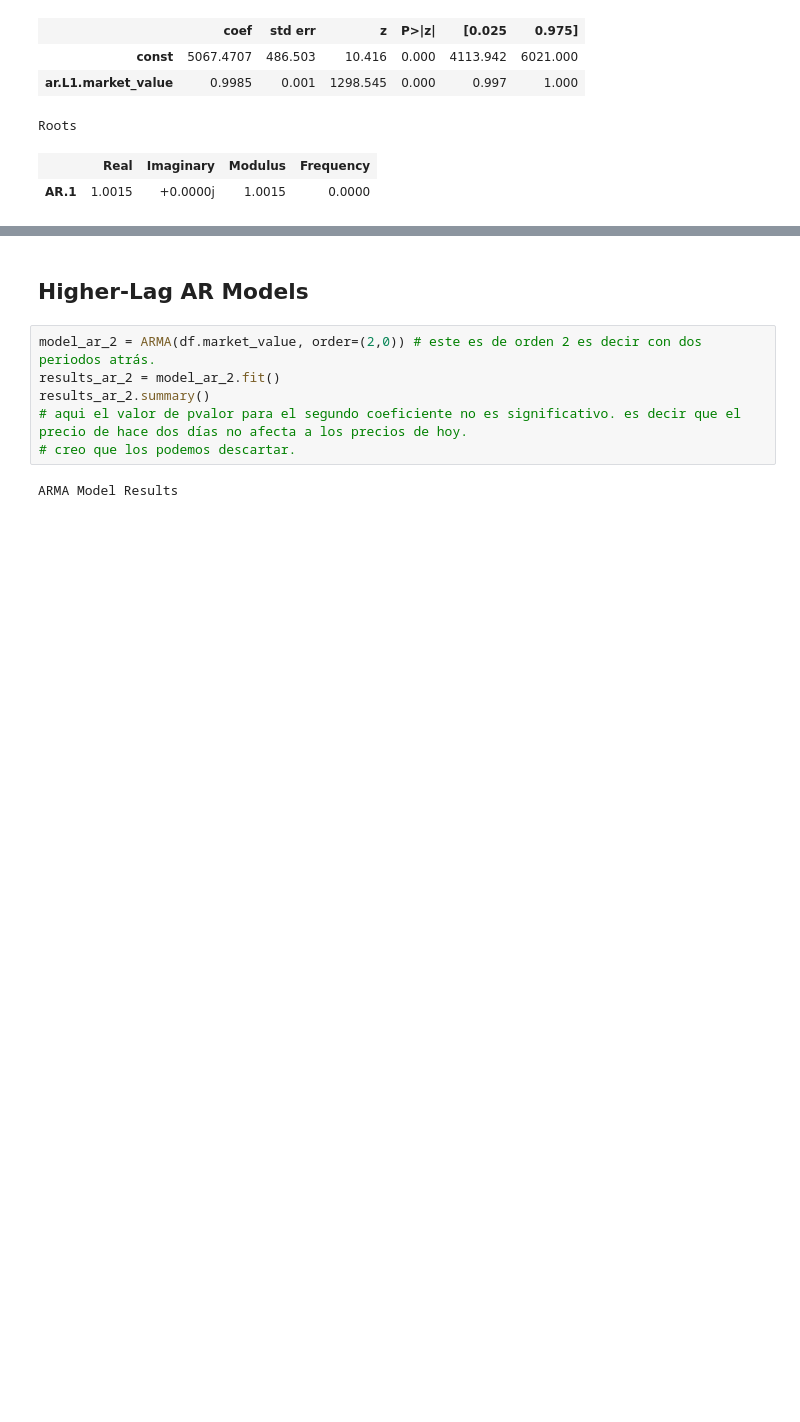
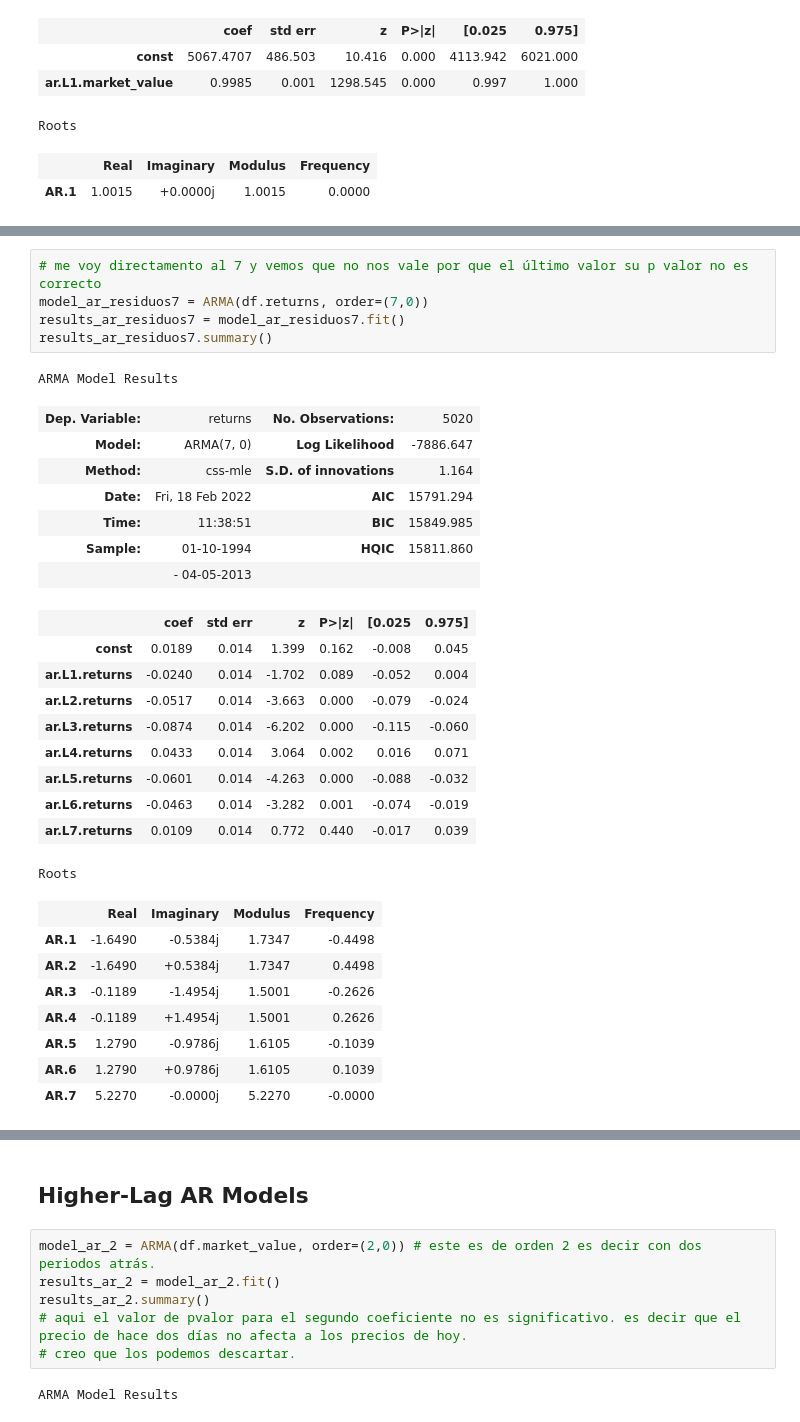
Before and after one commit to pacomm5/curso-series-temporales, a Jupyter notebook: 5. Modelos AR autorregresivos/Python/Tarea_Retornos.ipynb, the cells around one changed output, grey strips where cells are left out. Saved outputs shown, nothing was run; the diff lists cells and outputs as text; blank space fills up the shorter version.

```diff
--- a/5. Modelos AR autorregresivos/Python/Tarea_Retornos.ipynb
+++ b/5. Modelos AR autorregresivos/Python/Tarea_Retornos.ipynb
@@ -126,0 +164,32 @@ Roots
+# %%
+# me voy directamento al 7 y vemos que no nos vale por que el último valor su p valor no es correcto
+model_ar_residuos7 = ARMA(df.returns, order=(7,0))
+results_ar_residuos7 = model_ar_residuos7.fit()
+results_ar_residuos7.summary()
+# %% [output]
+ARMA Model Results
+| Dep. Variable: | returns | No. Observations: | 5020 |
+| Model: | ARMA(7, 0) | Log Likelihood | -7886.647 |
+| Method: | css-mle | S.D. of innovations | 1.164 |
+| Date: | Fri, 18 Feb 2022 | AIC | 15791.294 |
+| Time: | 11:38:51 | BIC | 15849.985 |
+| Sample: | 01-10-1994 | HQIC | 15811.860 |
+|  | - 04-05-2013 |  |  |
+|  | coef | std err | z | P>|z| | [0.025 | 0.975] |
+| const | 0.0189 | 0.014 | 1.399 | 0.162 | -0.008 | 0.045 |
+| ar.L1.returns | -0.0240 | 0.014 | -1.702 | 0.089 | -0.052 | 0.004 |
+| ar.L2.returns | -0.0517 | 0.014 | -3.663 | 0.000 | -0.079 | -0.024 |
+| ar.L3.returns | -0.0874 | 0.014 | -6.202 | 0.000 | -0.115 | -0.060 |
+| ar.L4.returns | 0.0433 | 0.014 | 3.064 | 0.002 | 0.016 | 0.071 |
+| ar.L5.returns | -0.0601 | 0.014 | -4.263 | 0.000 | -0.088 | -0.032 |
+| ar.L6.returns | -0.0463 | 0.014 | -3.282 | 0.001 | -0.074 | -0.019 |
+| ar.L7.returns | 0.0109 | 0.014 | 0.772 | 0.440 | -0.017 | 0.039 |
+Roots
+|  | Real | Imaginary | Modulus | Frequency |
+| AR.1 | -1.6490 | -0.5384j | 1.7347 | -0.4498 |
+| AR.2 | -1.6490 | +0.5384j | 1.7347 | 0.4498 |
+| AR.3 | -0.1189 | -1.4954j | 1.5001 | -0.2626 |
+| AR.4 | -0.1189 | +1.4954j | 1.5001 | 0.2626 |
+| AR.5 | 1.2790 | -0.9786j | 1.6105 | -0.1039 |
+| AR.6 | 1.2790 | +0.9786j | 1.6105 | 0.1039 |
+| AR.7 | 5.2270 | -0.0000j | 5.2270 | -0.0000 |
```
Also changed, not shown: parts of 14 cells of this notebook.
